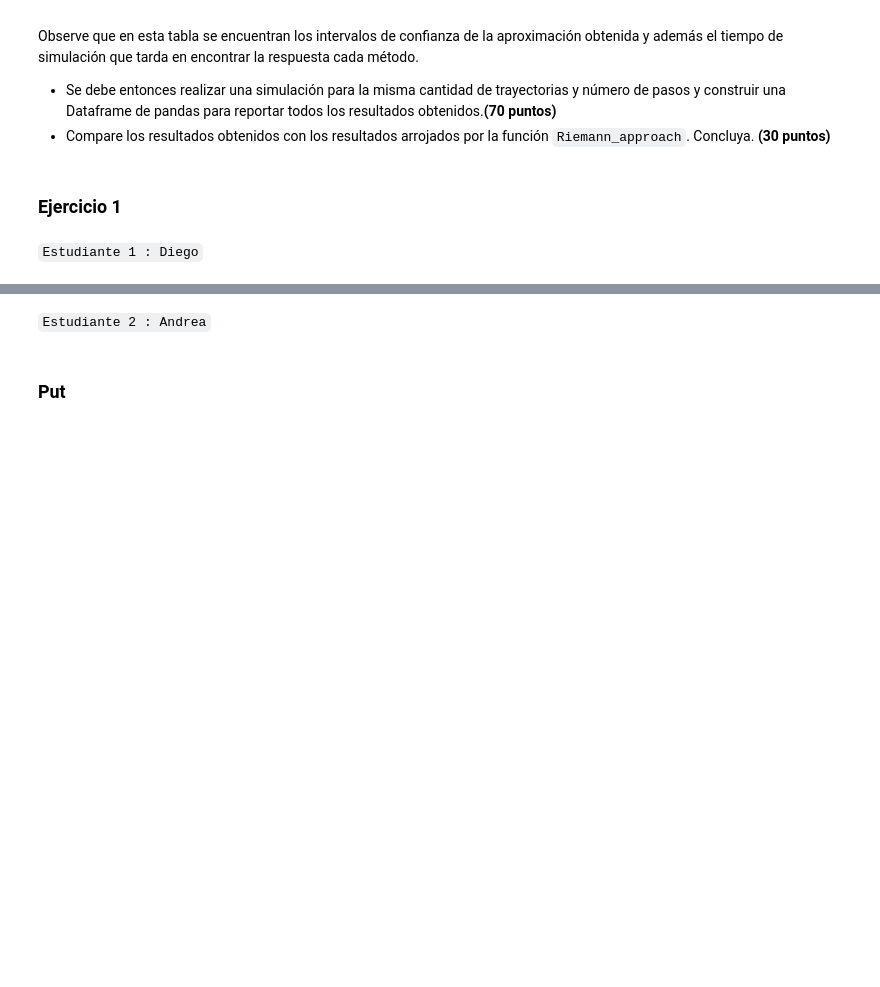
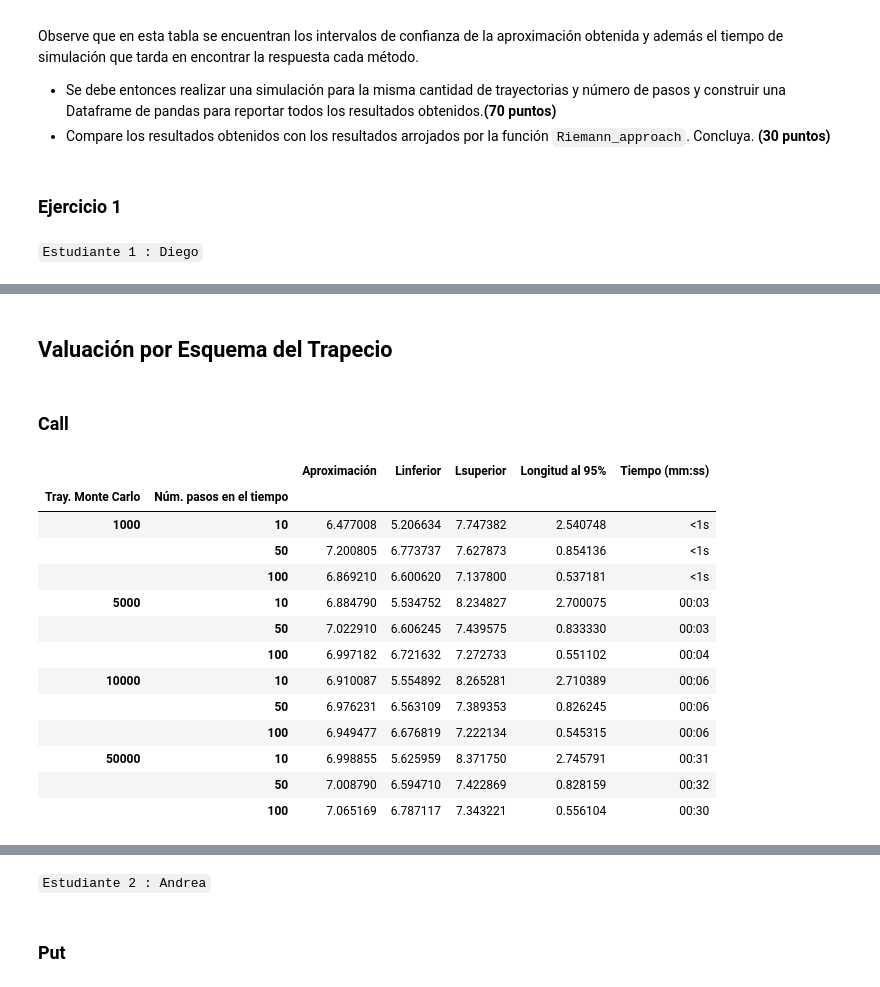
Before and after one commit to diegolazareno/Tarea9_DALopez_AFlores, a Jupyter notebook: Tarea9_DALopez_AFlores.ipynb, the cells around one changed output, grey strips where cells are left out. Saved outputs shown, nothing was run; the diff lists cells and outputs as text; code cells hidden in the pictures; blank space fills up the shorter version.

```diff
--- a/Tarea9_DALopez_AFlores.ipynb
+++ b/Tarea9_DALopez_AFlores.ipynb
@@ -30,0 +184,24 @@ Observe que en esta tabla se encuentran los intervalos de confianza de la aproxi
+# %% [markdown]
+## Valuación por Esquema del Trapecio
+# %% [markdown]
+### Call
+# %%
+results3 = []
+[[results3.append(Trapezoid(mu, sigma, S0, j, i, K, "Call")) for i in NSteps] for j in Ntrajectories];
+callTrapezoid = pd.DataFrame(results3, index = index, columns = cols)
+callTrapezoid
+# %% [output]
+|  |  | Aproximación | Linferior | Lsuperior | Longitud al 95% | Tiempo (mm:ss) |
+| Tray. Monte Carlo | Núm. pasos en el tiempo |  |  |  |  |  |
+| 1000 | 10 | 6.477008 | 5.206634 | 7.747382 | 2.540748 | <1s |
+|  | 50 | 7.200805 | 6.773737 | 7.627873 | 0.854136 | <1s |
+|  | 100 | 6.869210 | 6.600620 | 7.137800 | 0.537181 | <1s |
+| 5000 | 10 | 6.884790 | 5.534752 | 8.234827 | 2.700075 | 00:03 |
+|  | 50 | 7.022910 | 6.606245 | 7.439575 | 0.833330 | 00:03 |
+|  | 100 | 6.997182 | 6.721632 | 7.272733 | 0.551102 | 00:04 |
+| 10000 | 10 | 6.910087 | 5.554892 | 8.265281 | 2.710389 | 00:06 |
+|  | 50 | 6.976231 | 6.563109 | 7.389353 | 0.826245 | 00:06 |
+|  | 100 | 6.949477 | 6.676819 | 7.222134 | 0.545315 | 00:06 |
+| 50000 | 10 | 6.998855 | 5.625959 | 8.371750 | 2.745791 | 00:31 |
+|  | 50 | 7.008790 | 6.594710 | 7.422869 | 0.828159 | 00:32 |
+|  | 100 | 7.065169 | 6.787117 | 7.343221 | 0.556104 | 00:30 |
```
Also changed, not shown: parts of 10 cells of this notebook.
